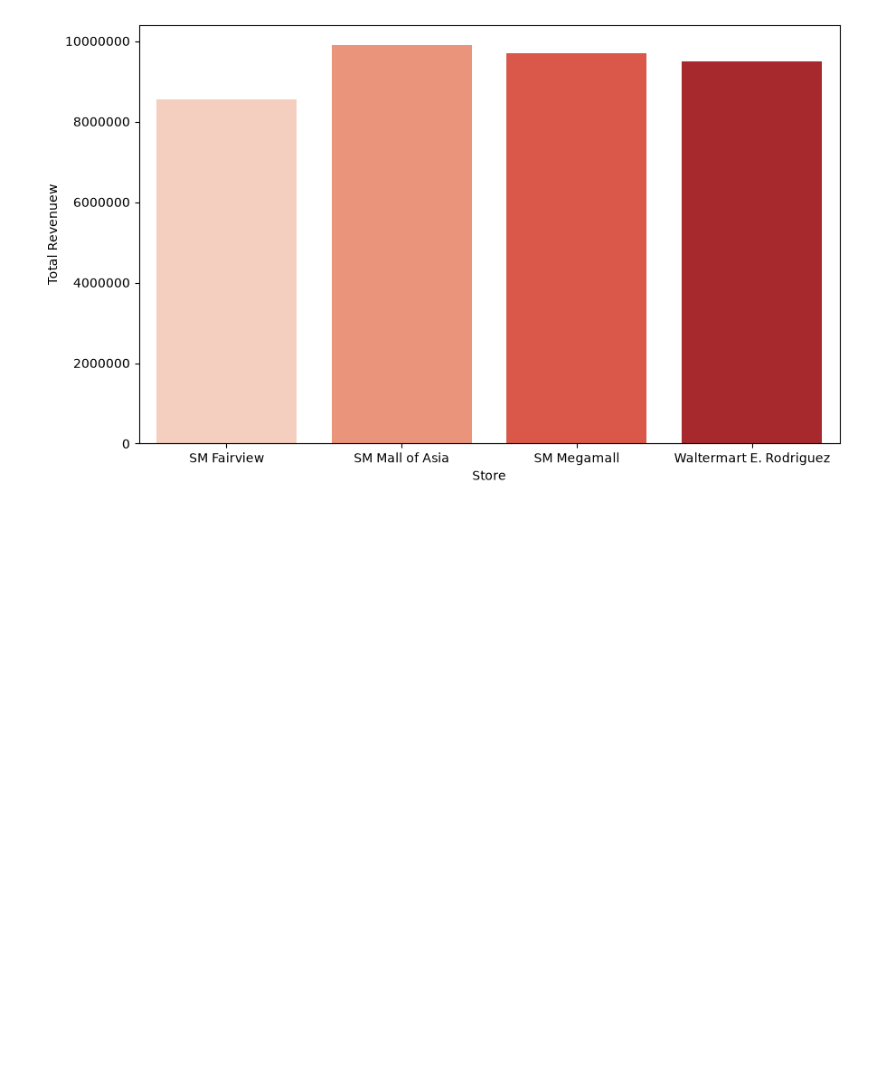
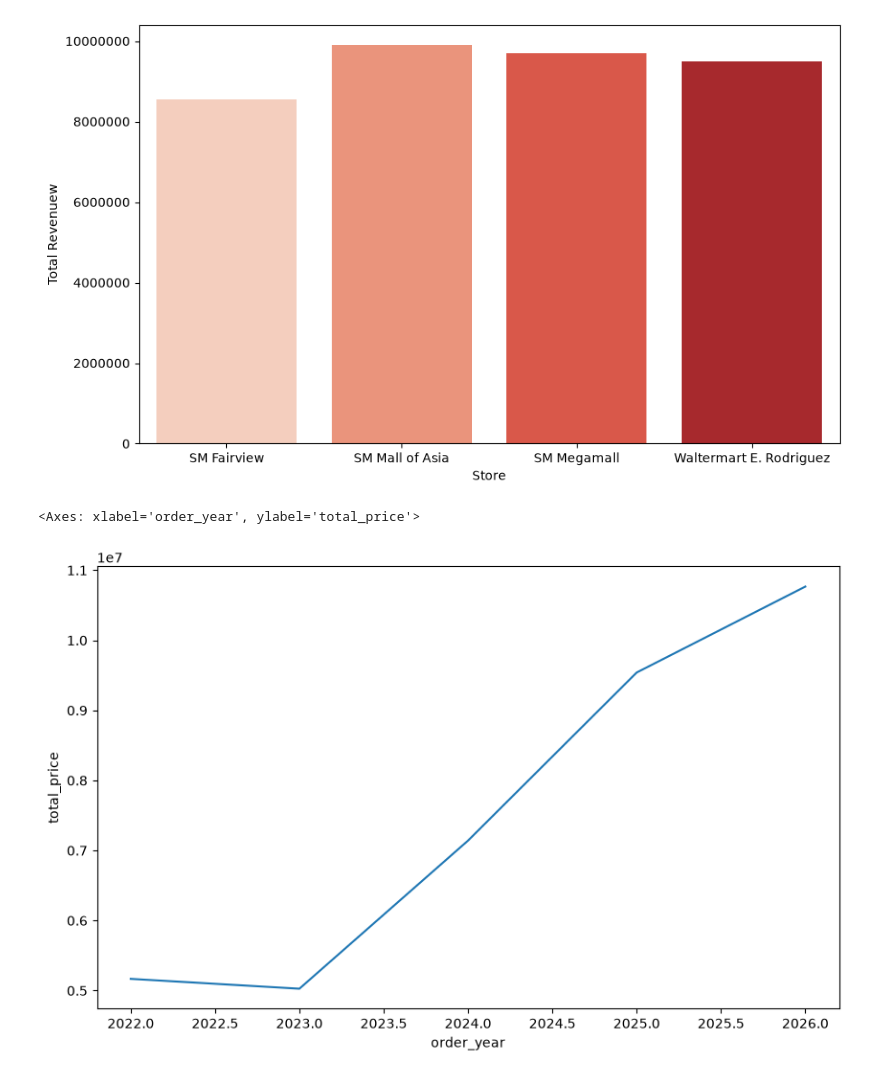
Before and after one commit to Reyal335/Monga-Sales-Forecasting-and-Analytics-App, a Jupyter notebook: ml/get_orders_csv.ipynb, the cells around one changed output. Cells and saved outputs as stored; diff of their text form; code cells hidden in the pictures; blank space fills up the shorter version.

Commit message:
time series visualization

```diff
--- a/ml/get_orders_csv.ipynb
+++ b/ml/get_orders_csv.ipynb
@@ -58,3 +58,7 @@ df.head()
 | 2 | 1 | 2025-01-01 | STR_01 | SM Megamall | Orange Fruit Tea (M) | Drinks | 3 | 110.0 | ... |
 | 3 | 1 | 2025-01-01 | STR_01 | SM Megamall | Noodle Add-On | Add Ons | 1 | 110.0 | ... |
 | 4 | 1 | 2025-01-01 | STR_01 | SM Megamall | Saver Meal A Junior | Saver Meals | 2 | 219.0 | ... |
+# %%
+df['order_date'] = df['order_timestamp'].dt.date
+df['order_year'] = df['order_timestamp'].dt.year
+df.head()
@@ -120,3 +131,10 @@ Passing `palette` without assigning `hue` is deprecated and will be removed in v
   sns.barplot(store_sales, x='store_name', y='total_price', ax=ax, palette="Reds")
 Text(0.5, 0, 'Store')
 [figure]
+# %%
+date_totals = df.groupby('order_year')[['total_price']].sum()
+fig, ax = plt.subplots(figsize=(10,6))
+sns.lineplot(data=date_totals, x='order_year', y='total_price', ax=ax)
+# %% [output]
+<Axes: xlabel='order_year', ylabel='total_price'>
+[figure, added]
```
Also changed, not shown: parts of 1 cell of this notebook, 1 other file.
